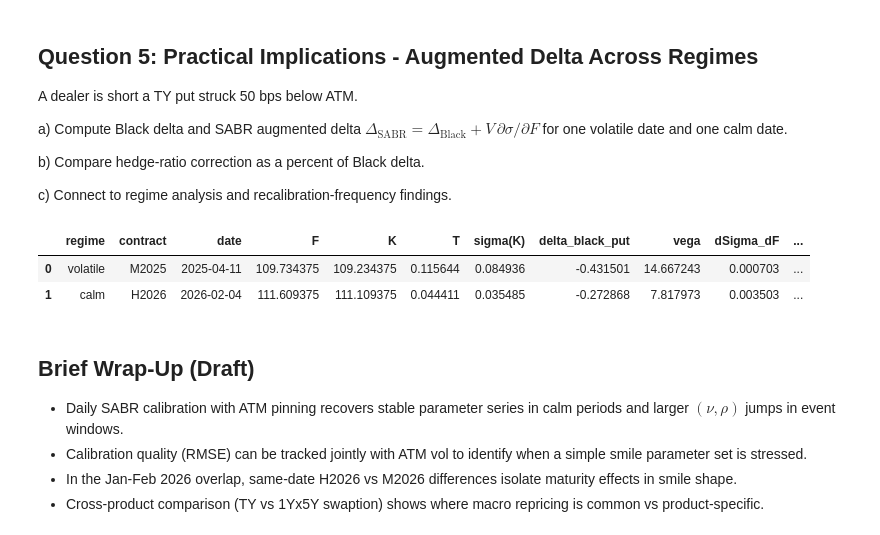
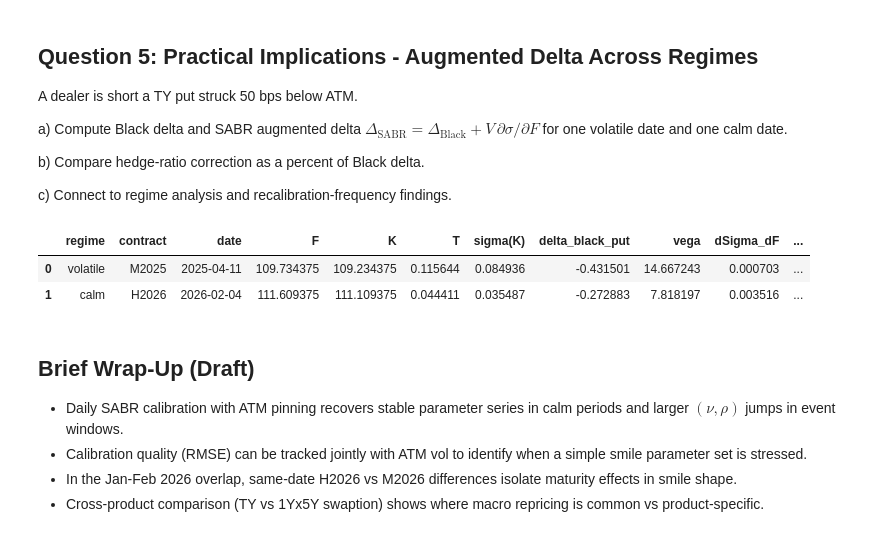
Before and after one commit to se101/Fixed-Income-Derivatives-, a Jupyter notebook: Project.ipynb, the cells around one changed output. Drawn from its saved outputs; the diff is of its cells as text; code cells hidden in the pictures.

Commit message:
5 data

```diff
--- a/Project.ipynb
+++ b/Project.ipynb
@@ -2305,9 +2305,9 @@ c) Connect to regime analysis and recalibration-frequency findings.
 
 # Q5: augmented delta on volatile vs calm dates
 # Volatile/calm proxies by ATM vol across TY calibrations.
-valid = calib_all.dropna(subset=['atm_vol', 'alpha', 'rho', 'nu']).copy()
-vol_row = valid.loc[valid['atm_vol'].idxmax()]
-calm_row = valid.loc[valid['atm_vol'].idxmin()]
+valid = sabr_ts.dropna(subset=['atm_vol', 'alpha', 'rho', 'nu']).copy()
+vol_row = valid.sort_values('atm_vol').iloc[-1]
+calm_row = valid.sort_values('atm_vol').iloc[0]
 
 scenarios = [
     ('volatile', vol_row),
@@ -2316,6 +2316,9 @@ scenarios = [
 
 rows = []
 for label, r in scenarios:
+    # guard if r is a DataFrame (non-unique index)
+    if hasattr(r, 'iloc') and not isinstance(r, pd.Series):
+        r = r.iloc[0]
     c = r['contract']
     d = pd.Timestamp(r['date'])
     raw = ty_contracts[c].loc[ty_contracts[c]['date'] == d].iloc[0]
@@ -2334,34 +2337,34 @@ for label, r in scenarios:
     vega = black_vega_futures(F, K, sigma_K, T)
 
     eps = 0.01
     sigma_up = float(sabr_vol(F + eps, K, T, alpha, 0.5, rho, nu))
     sigma_dn = float(sabr_vol(F - eps, K, T, alpha, 0.5, rho, nu))
     dsdF = (sigma_up - sigma_dn) / (2 * eps)
 
     delta_aug = delta_black + vega * dsdF
     corr_pct = 100.0 * (delta_aug - delta_black) / (abs(delta_black) + 1e-12)
 
     rows.append({
         'regime': label,
         'contract': c,
         'date': d.date(),
         'F': F,
         'K': K,
         'T': T,
         'sigma(K)': sigma_K,
         'delta_black_put': delta_black,
         'vega': vega,
         'dSigma_dF': dsdF,
         'delta_augmented': delta_aug,
         'correction_pct_of_|delta_black|': corr_pct,
     })
 
 q5_table = pd.DataFrame(rows)
 q5_table
 # %% [output]
 |  | regime | contract | date | F | K | T | sigma(K) | delta_black_put | vega | dSigma_dF | ... |
 | 0 | volatile | M2025 | 2025-04-11 | 109.734375 | 109.234375 | 0.115644 | 0.084936 | -0.431501 | 14.667243 | 0.000703 | ... |
-| 1 | calm | H2026 | 2026-02-04 | 111.609375 | 111.109375 | 0.044411 | 0.035485 | -0.272868 | 7.817973 | 0.003503 | ... |
+| 1 | calm | H2026 | 2026-02-04 | 111.609375 | 111.109375 | 0.044411 | 0.035487 | -0.272883 | 7.818197 | 0.003516 | ... |
 # %% [markdown]
 
 ## Brief Wrap-Up (Draft)
```
